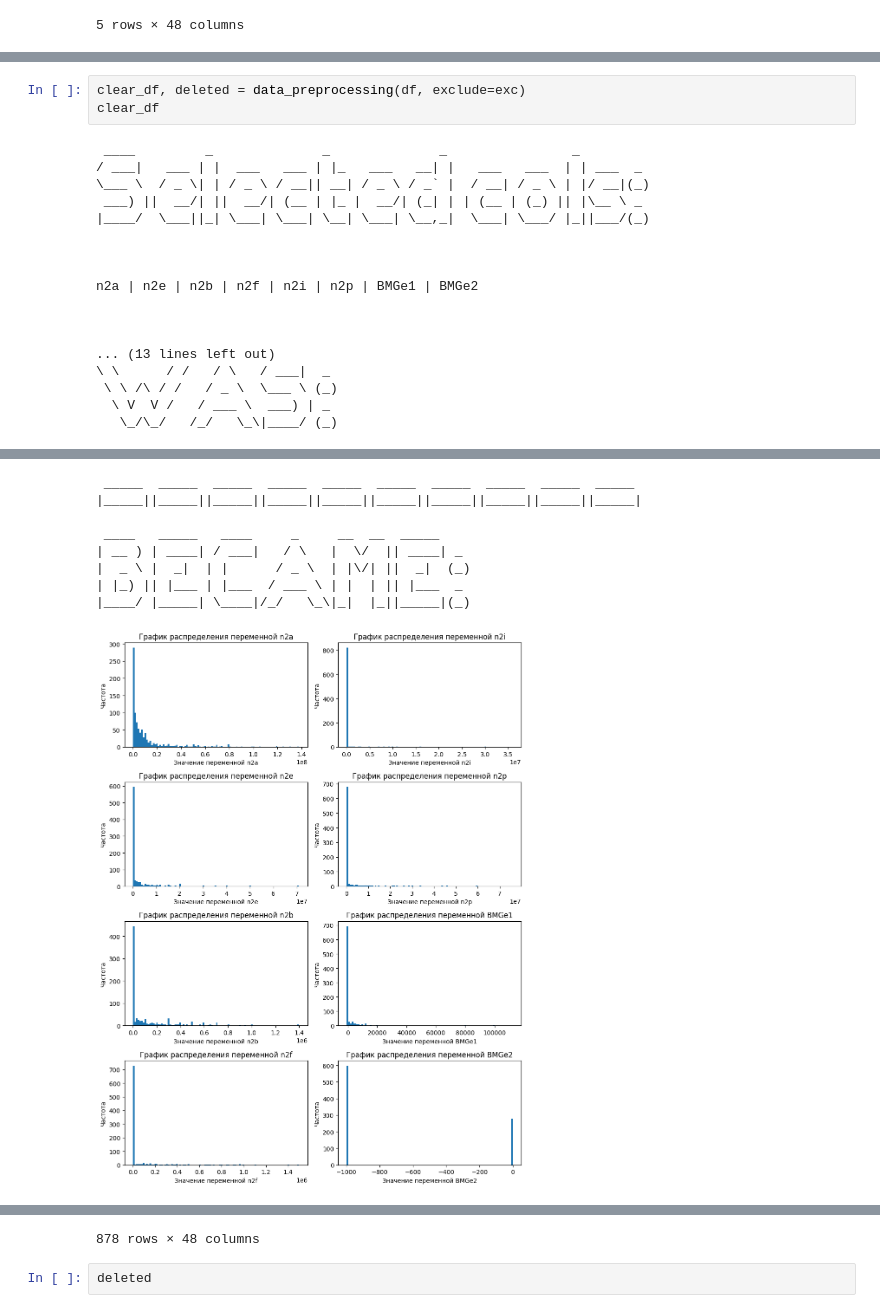
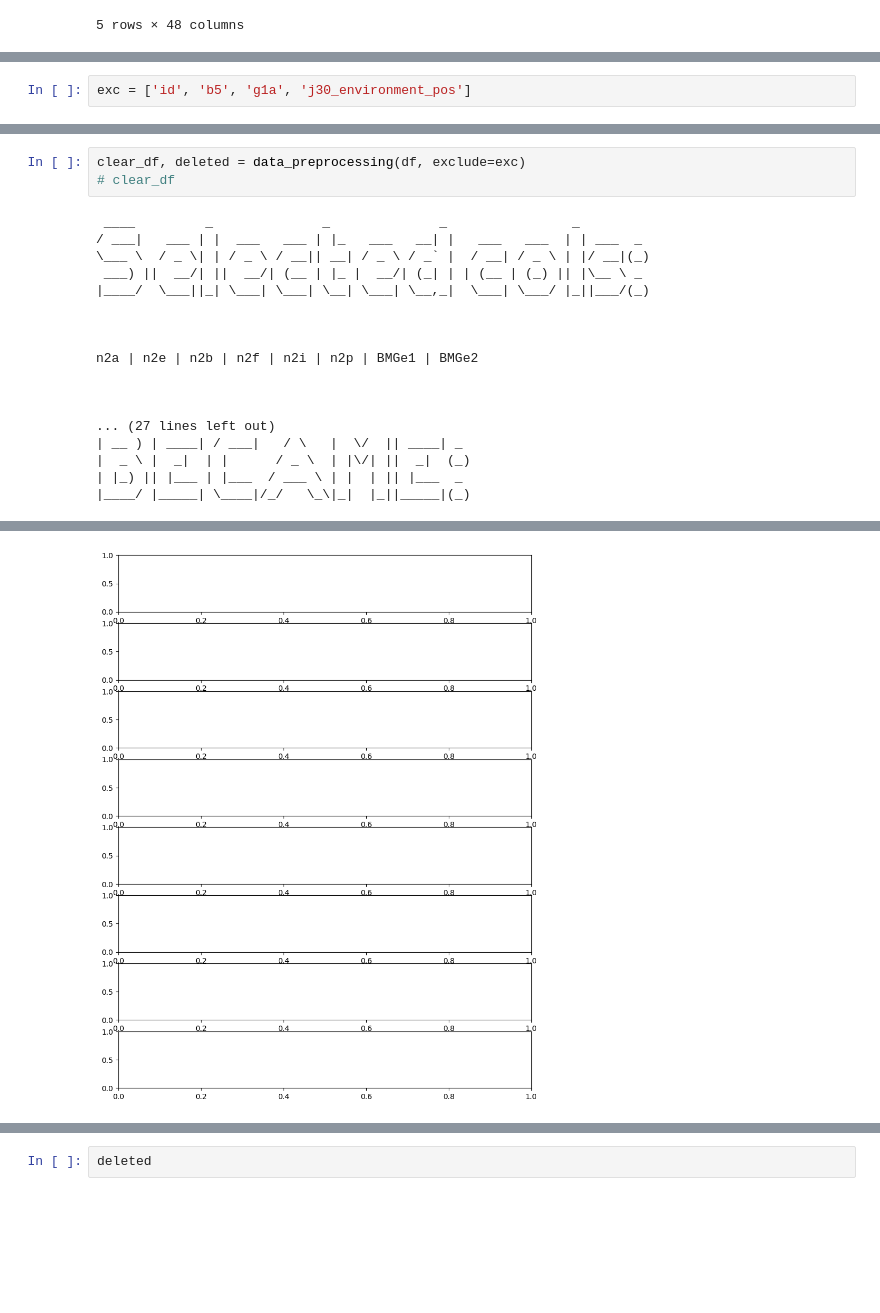
Before and after one commit to Selling-Pandas/SellPandas, a Jupyter notebook: test.ipynb, the cells around one changed output, grey strips where cells are left out. Drawn from its saved outputs; the diff is of its cells as text; blank space fills up the shorter version.

```diff
--- a/test.ipynb
+++ b/test.ipynb
@@ -41 +26,3 @@ Index(['id', 'a4a', 'a6a', 'a2', 'a0', 'b1', 'b5', 'b7a', 'd1a1x', 'g1a',
+# %%
+exc = ['id', 'b5', 'g1a', 'j30_environment_pos']
 # %%
@@ -49,6 +36,6 @@ Text(0.5, 1.0, 'График тестовый')
 # %%
 clear_df, deleted = data_preprocessing(df, exclude=exc)
-clear_df
+# clear_df
 # %% [output]
  ____         _              _              _                _
 / ___|   ___ | |  ___   ___ | |_   ___   __| |   ___   ___  | | ___  _
@@ -62,8 +49,8 @@ n2a | n2e | n2b | n2f | n2i | n2p | BMGe1 | BMGe2
 
 
 
-... (13 lines left out)
-\ \      / /   / \   / ___|  _
- \ \ /\ / /   / _ \  \___ \ (_)
-  \ V  V /   / ___ \  ___) | _
-   \_/\_/   /_/   \_\|____/ (_)
+... (27 lines left out)
+| __ ) | ____| / ___|   / \   |  \/  || ____| _
+|  _ \ |  _|  | |      / _ \  | |\/| ||  _|  (_)
+| |_) || |___ | |___  / ___ \ | |  | || |___  _
+|____/ |_____| \____|/_/   \_\|_|  |_||_____|(_)
@@ -71,9 +58 @@ n2a | n2e | n2b | n2f | n2i | n2p | BMGe1 | BMGe2
- _____  _____  _____  _____  _____  _____  _____  _____  _____  _____
-|_____||_____||_____||_____||_____||_____||_____||_____||_____||_____|
-
- ____   _____   ____     _     __  __  _____
-| __ ) | ____| / ___|   / \   |  \/  || ____| _
-|  _ \ |  _|  | |      / _ \  | |\/| ||  _|  (_)
-| |_) || |___ | |___  / ___ \ | |  | || |___  _
-|____/ |_____| \____|/_/   \_\|_|  |_||_____|(_)
-[figure, old version]
+[figure, new version]
@@ -92,4 +59,3 @@ n2a | n2e | n2b | n2f | n2i | n2p | BMGe1 | BMGe2
-878 rows × 48 columns
 # %%
 deleted
 # %% [output]
```
Also changed, not shown: parts of 5 cells of this notebook, 2 other files.
